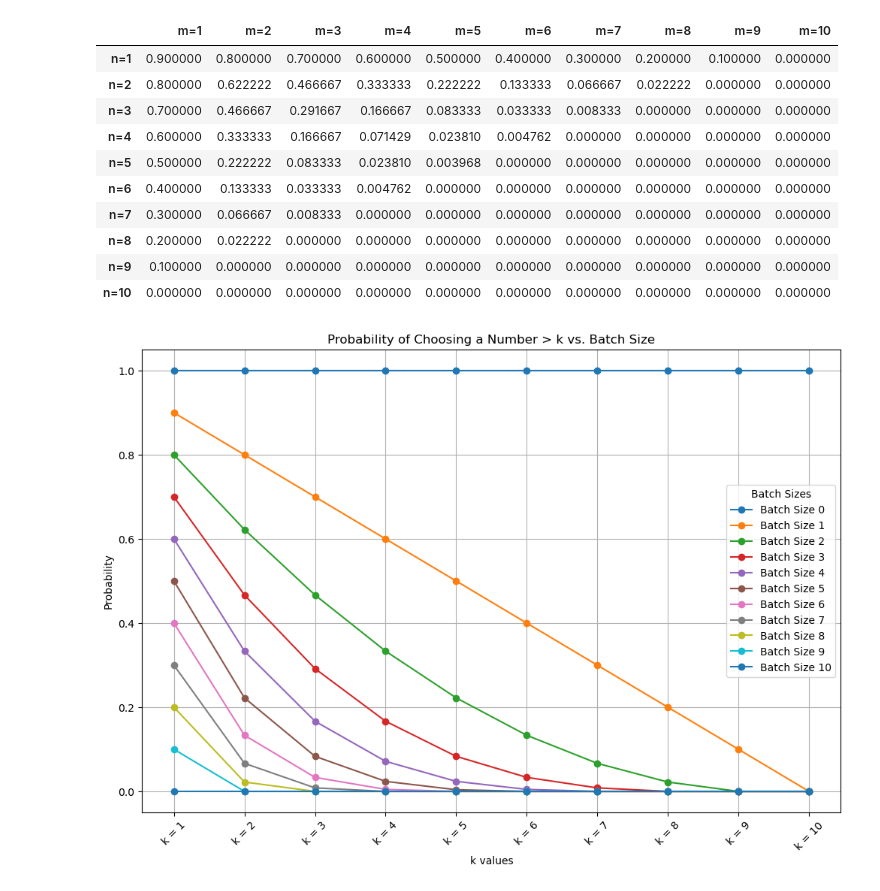
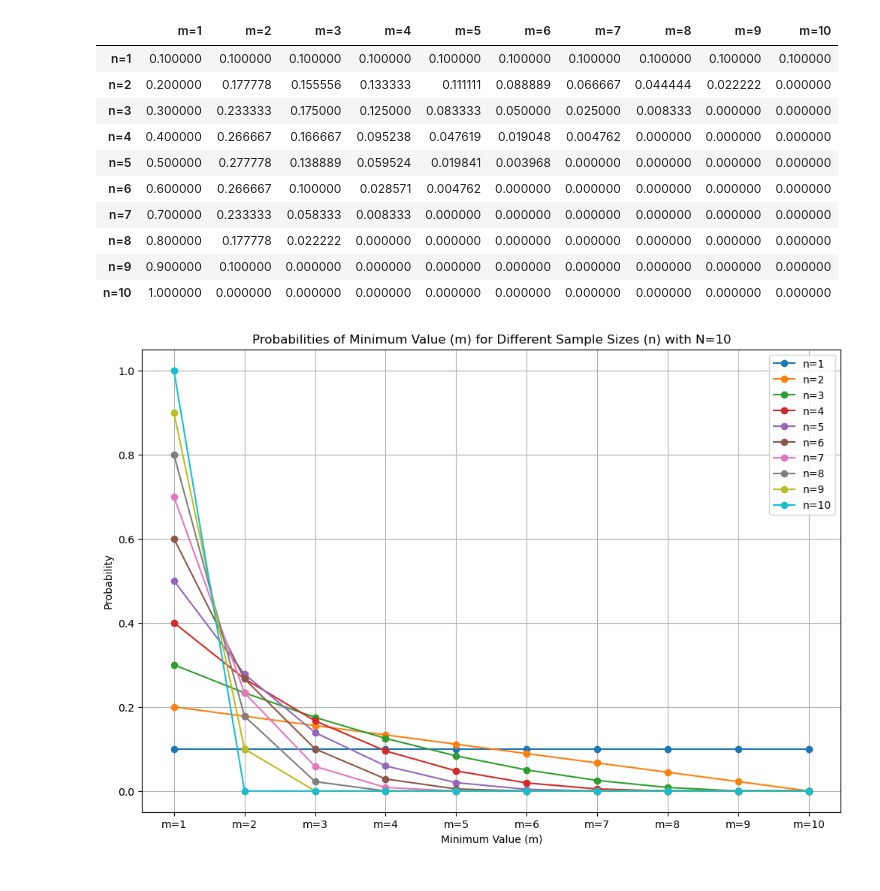
Before and after one commit to steinybot/unirangen, a Jupyter notebook: 3 - Probabilities.ipynb, the cells around one changed output. Saved outputs shown, nothing was run; the diff lists cells and outputs as text; code cells hidden in the pictures.

Commit message:
Update charts

```diff
--- a/3 - Probabilities.ipynb
+++ b/3 - Probabilities.ipynb
@@ -9,16 +20,18 @@ import numpy as np
 
 
 def calculate_probabilities(min_num: int, max_num: int) -> pd.DataFrame:
+    # Set N = 10
     N = max_num - min_num + 1
 
+    # Initialize a matrix to store the probabilities
     probabilities = np.zeros((N, N))
 
+    # Calculate the probabilities for each n and m
     for n in range(1, N + 1):
         total_combinations = comb(N, n)
         for m in range(1, N - n + 2):
-            numbers_greater_than_m = max_num - m
-            favorable_combinations = comb(numbers_greater_than_m, n)
-            probabilities[n-1, m-1] = favorable_combinations / total_combinations
+            current_combination = comb(N - m, n - 1)
+            probabilities[n-1, m-1] = current_combination / total_combinations
 
     return pd.DataFrame(probabilities, columns=[f'm={i}' for i in range(1, N+1)],
                                 index=[f'n={i}' for i in range(1, N+1)])
@@ -26,6 +39,7 @@ def calculate_probabilities(min_num: int, max_num: int) -> pd.DataFrame:
 # Parameters
 min_num = 1
 max_num = 10
+N = max_num - min_num + 1
 
 # Generate the table
 probability_table = calculate_probabilities(min_num, max_num)
@@ -34,30 +48,32 @@ probability_table = calculate_probabilities(min_num, max_num)
 probability_table.style.background_gradient(cmap='viridis', vmin=0, vmax=1)
 # %% [output]
 |  | m=1 | m=2 | m=3 | m=4 | m=5 | m=6 | m=7 | m=8 | m=9 | m=10 |
-| n=1 | 0.900000 | 0.800000 | 0.700000 | 0.600000 | 0.500000 | 0.400000 | 0.300000 | 0.200000 | 0.100000 | 0.000000 |
-| n=2 | 0.800000 | 0.622222 | 0.466667 | 0.333333 | 0.222222 | 0.133333 | 0.066667 | 0.022222 | 0.000000 | 0.000000 |
-| n=3 | 0.700000 | 0.466667 | 0.291667 | 0.166667 | 0.083333 | 0.033333 | 0.008333 | 0.000000 | 0.000000 | 0.000000 |
-| n=4 | 0.600000 | 0.333333 | 0.166667 | 0.071429 | 0.023810 | 0.004762 | 0.000000 | 0.000000 | 0.000000 | 0.000000 |
-| n=5 | 0.500000 | 0.222222 | 0.083333 | 0.023810 | 0.003968 | 0.000000 | 0.000000 | 0.000000 | 0.000000 | 0.000000 |
-| n=6 | 0.400000 | 0.133333 | 0.033333 | 0.004762 | 0.000000 | 0.000000 | 0.000000 | 0.000000 | 0.000000 | 0.000000 |
-| n=7 | 0.300000 | 0.066667 | 0.008333 | 0.000000 | 0.000000 | 0.000000 | 0.000000 | 0.000000 | 0.000000 | 0.000000 |
-| n=8 | 0.200000 | 0.022222 | 0.000000 | 0.000000 | 0.000000 | 0.000000 | 0.000000 | 0.000000 | 0.000000 | 0.000000 |
-| n=9 | 0.100000 | 0.000000 | 0.000000 | 0.000000 | 0.000000 | 0.000000 | 0.000000 | 0.000000 | 0.000000 | 0.000000 |
-| n=10 | 0.000000 | 0.000000 | 0.000000 | 0.000000 | 0.000000 | 0.000000 | 0.000000 | 0.000000 | 0.000000 | 0.000000 |
+| n=1 | 0.100000 | 0.100000 | 0.100000 | 0.100000 | 0.100000 | 0.100000 | 0.100000 | 0.100000 | 0.100000 | 0.100000 |
+| n=2 | 0.200000 | 0.177778 | 0.155556 | 0.133333 | 0.111111 | 0.088889 | 0.066667 | 0.044444 | 0.022222 | 0.000000 |
+| n=3 | 0.300000 | 0.233333 | 0.175000 | 0.125000 | 0.083333 | 0.050000 | 0.025000 | 0.008333 | 0.000000 | 0.000000 |
+| n=4 | 0.400000 | 0.266667 | 0.166667 | 0.095238 | 0.047619 | 0.019048 | 0.004762 | 0.000000 | 0.000000 | 0.000000 |
+| n=5 | 0.500000 | 0.277778 | 0.138889 | 0.059524 | 0.019841 | 0.003968 | 0.000000 | 0.000000 | 0.000000 | 0.000000 |
+| n=6 | 0.600000 | 0.266667 | 0.100000 | 0.028571 | 0.004762 | 0.000000 | 0.000000 | 0.000000 | 0.000000 | 0.000000 |
+| n=7 | 0.700000 | 0.233333 | 0.058333 | 0.008333 | 0.000000 | 0.000000 | 0.000000 | 0.000000 | 0.000000 | 0.000000 |
+| n=8 | 0.800000 | 0.177778 | 0.022222 | 0.000000 | 0.000000 | 0.000000 | 0.000000 | 0.000000 | 0.000000 | 0.000000 |
+| n=9 | 0.900000 | 0.100000 | 0.000000 | 0.000000 | 0.000000 | 0.000000 | 0.000000 | 0.000000 | 0.000000 | 0.000000 |
+| n=10 | 1.000000 | 0.000000 | 0.000000 | 0.000000 | 0.000000 | 0.000000 | 0.000000 | 0.000000 | 0.000000 | 0.000000 |
 # %%
-import matplotlib.pyplot as plt
+from matplotlib import pyplot
 
-# Plotting the line graph for the probability DataFrame
-plt.figure(figsize=(12, 8))
-for column in probability_table.columns:
-    plt.plot(probability_table.index, probability_table[column], marker='o', label=column)
 
-plt.title('Probability of Choosing a Number > k vs. Batch Size')
-plt.xlabel('k values')
-plt.ylabel('Probability')
-plt.xticks(rotation=45)
-plt.legend(title='Batch Sizes')
-plt.grid(True)
-plt.show()
+# Plot the probabilities as a line graph for each n
+pyplot.figure(figsize=(12, 8))
+
+for n in probability_table.index:
+    pyplot.plot(probability_table.columns, probability_table.loc[n], marker='o', label=n)
+
+pyplot.title(f'Probabilities of Minimum Value (m) for Different Sample Sizes (n) with N={N}')
+pyplot.xlabel('Minimum Value (m)')
+pyplot.ylabel('Probability')
+pyplot.xticks(probability_table.columns)
+pyplot.legend()
+pyplot.grid(True)
+pyplot.show()
 # %% [output]
-[figure, old version]
+[figure, new version]
```
Also changed, not shown: parts of 5 cells of this notebook, 1 other file.
